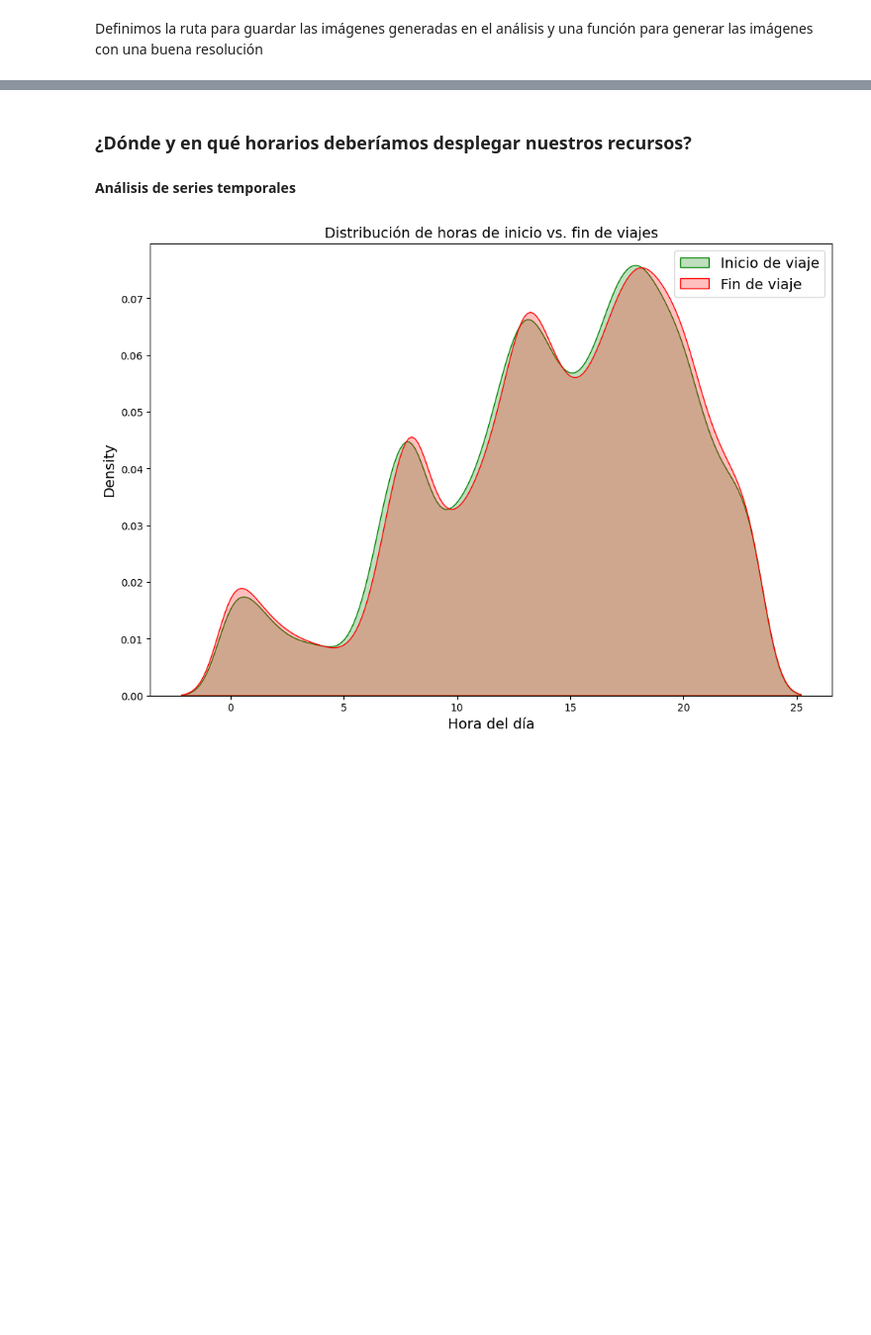
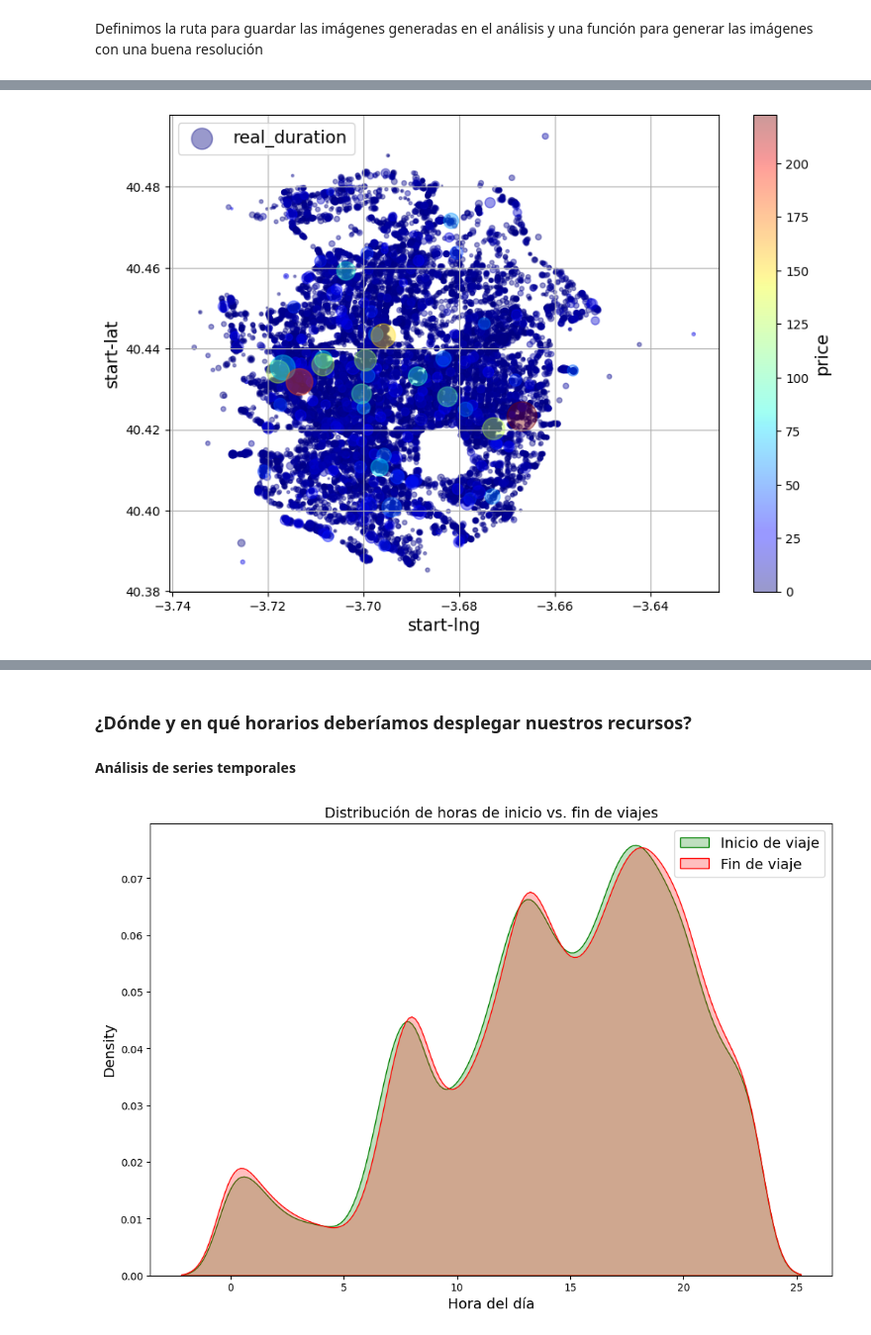
Before and after one commit to jesuusmontalvo/MIA_2024II_Machine_Learning, a Jupyter notebook: Learning/reto_banco_alfin.ipynb, the cells around one changed output, grey strips where cells are left out. Shown at 99% size. Saved outputs shown, nothing was run; the diff lists cells and outputs as text; code cells hidden in the pictures; blank space fills up the shorter version.

```diff
--- a/Learning/reto_banco_alfin.ipynb
+++ b/Learning/reto_banco_alfin.ipynb
@@ -177,0 +188,10 @@ plt.show()
+# %%
+data_sorted_duration = data.sort_values("real_duration")
+# %%
+data_sorted_duration.plot(kind="scatter", x="start-lng", y="start-lat", grid = True,
+             s=data_sorted_duration["real_duration"] / 60, label="real_duration",
+             c="price", cmap="jet", colorbar=True,
+             legend=True, sharex=False, figsize=(10, 7), alpha=0.4)
+plt.show()
+# %% [output]
+[figure, added]
```
Also changed, not shown: parts of 24 cells of this notebook, 1 other file.
